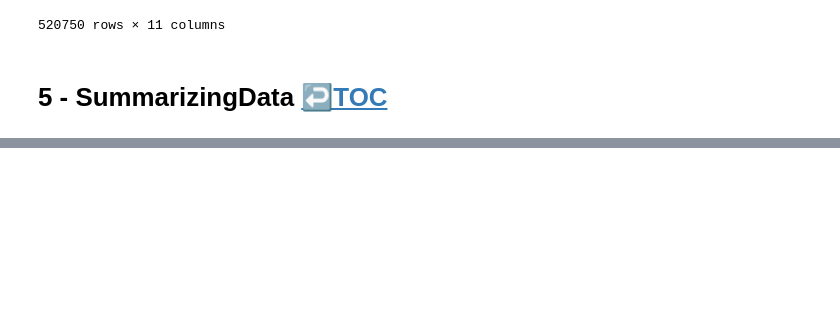
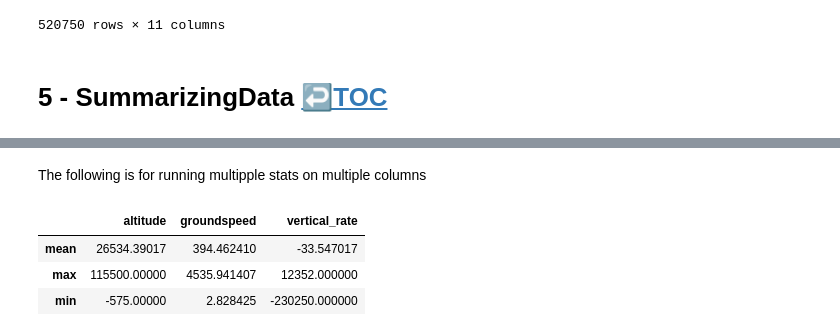
Before and after one commit to kachraz/ytlpda, a Jupyter notebook: KAG/ytleapan.ipynb, the cells around one changed output, grey strips where cells are left out. Cells and saved outputs as stored; diff of their text form; code cells hidden in the pictures; blank space fills up the shorter version.

```diff
--- a/KAG/ytleapan.ipynb
+++ b/KAG/ytleapan.ipynb
@@ -610,0 +679,9 @@ df.query('(track > 130) and (altitude < 11000)')
+# %% [markdown]
+The following is for running multipple stats on multiple columns
+# %%
+df[['altitude', 'groundspeed', 'vertical_rate']].agg(['mean', 'max', 'min'])
+# %% [output]
+|  | altitude | groundspeed | vertical_rate |
+| mean | 26534.39017 | 394.462410 | -33.547017 |
+| max | 115500.00000 | 4535.941407 | 12352.000000 |
+| min | -575.00000 | 2.828425 | -230250.000000 |
```
Also changed, not shown: parts of 14 cells of this notebook.
